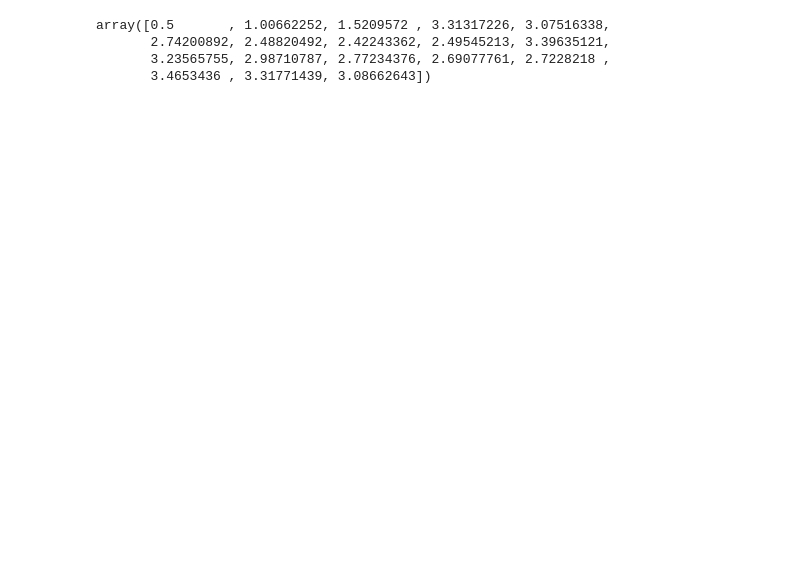
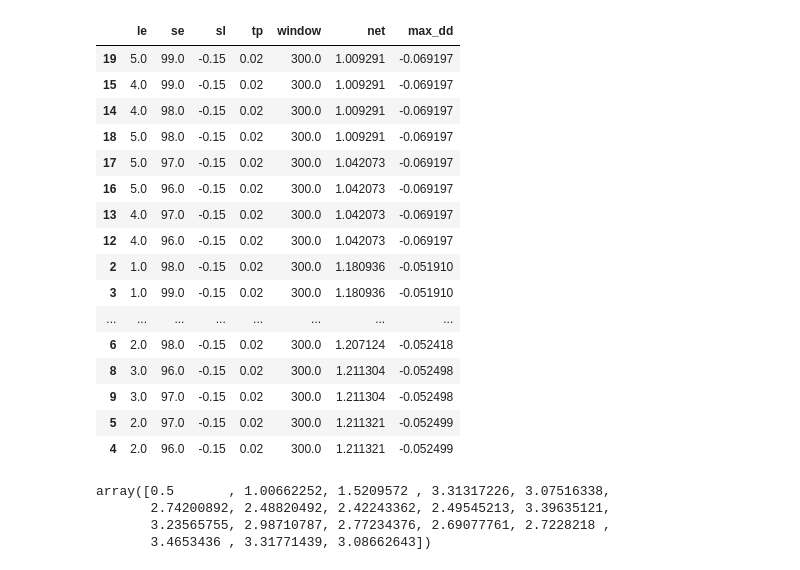
Before and after one commit to mscbr/algo_pairs, a Jupyter notebook: modules/IterativeBackterster.ipynb, the cells around one changed output. Saved outputs shown, nothing was run; the diff lists cells and outputs as text; code cells hidden in the pictures; blank space fills up the shorter version.

```diff
--- a/modules/IterativeBackterster.ipynb
+++ b/modules/IterativeBackterster.ipynb
@@ -61,15 +18,22 @@ from itertools import product
 # print(np.arange(*(1, 10), 1))
 # print(np.arange(*(90, 99), 1))
 # print(np.arange(*(10, 800), 40))
-combinations = list(product(np.arange(*(1, 10), 1), np.arange(*(90, 99), 1), np.arange(*(10, 550), 60)))
+combinations = list(product(np.arange(*(2, 7), 1), np.arange(*(93, 98), 1), np.arange(*(10, 800), 70), np.arange(*(0.01, 0.05), 0.01)))
 print(len(combinations)) # 726 ~ 12h on the currently used sample
 # time optimization
 # test windows on most reasonable entry exits (5/95, 4/96)
 # then for best resulting window test
 perc_comb = list(product(np.arange(*(2, 7), 1), np.arange(*(93, 98), 1)))
-sltp_comb = list(product(np.arange(*(0.08, 0.13), 0.01), np.arange(*(0.01, 0.05), 0.01)))
-print(len(perc_comb) * len(sltp_comb), len(np.arange(*(10, 800), 40))) # ~ 100/110 min
+sltp_comb = list(product(np.arange(*(0.05, 0.15), 0.03), np.arange(*(0.01, 0.05), 0.01)))
+print(len(perc_comb) * len(sltp_comb), len(np.arange(*(10, 800), 70))) # ~ 100/110 min
 # sltp_comb
 # for multiple pair optimization I should most probably create some cache, so process can be interrupted
 # and restarted from the point of interruption
+# windows=[20, 60, 150, 300],
+#     window_perc_default=(4,96),
+#     window_tp_sl_default=(4,96),
+#     long_entries_range=(2, 7, 1),
+#     short_entries_range=(93, 98, 1),
+#     sl_range=(-0.15, -0.01, 0.03),
+#     tp_range=(0.01, 0.05, 0.01)
 # %% [output]
@@ -638,3 +759,23 @@ backtester.backtest_pair(start_date="2022-06-27 19:15:00",
+# %%
+backtester.opt_overview.sort_values(['net'])
+# %% [output]
+|  | le | se | sl | tp | window | net | max_dd |
+| 19 | 5.0 | 99.0 | -0.15 | 0.02 | 300.0 | 1.009291 | -0.069197 |
+| 15 | 4.0 | 99.0 | -0.15 | 0.02 | 300.0 | 1.009291 | -0.069197 |
+| 14 | 4.0 | 98.0 | -0.15 | 0.02 | 300.0 | 1.009291 | -0.069197 |
+| 18 | 5.0 | 98.0 | -0.15 | 0.02 | 300.0 | 1.009291 | -0.069197 |
+| 17 | 5.0 | 97.0 | -0.15 | 0.02 | 300.0 | 1.042073 | -0.069197 |
+| 16 | 5.0 | 96.0 | -0.15 | 0.02 | 300.0 | 1.042073 | -0.069197 |
+| 13 | 4.0 | 97.0 | -0.15 | 0.02 | 300.0 | 1.042073 | -0.069197 |
+| 12 | 4.0 | 96.0 | -0.15 | 0.02 | 300.0 | 1.042073 | -0.069197 |
+| 2 | 1.0 | 98.0 | -0.15 | 0.02 | 300.0 | 1.180936 | -0.051910 |
+| 3 | 1.0 | 99.0 | -0.15 | 0.02 | 300.0 | 1.180936 | -0.051910 |
+| ... | ... | ... | ... | ... | ... | ... | ... |
+| 6 | 2.0 | 98.0 | -0.15 | 0.02 | 300.0 | 1.207124 | -0.052418 |
+| 8 | 3.0 | 96.0 | -0.15 | 0.02 | 300.0 | 1.211304 | -0.052498 |
+| 9 | 3.0 | 97.0 | -0.15 | 0.02 | 300.0 | 1.211304 | -0.052498 |
+| 5 | 2.0 | 97.0 | -0.15 | 0.02 | 300.0 | 1.211321 | -0.052499 |
+| 4 | 2.0 | 96.0 | -0.15 | 0.02 | 300.0 | 1.211321 | -0.052499 |
 # %%
 # WRONG IMPLEMENTATION
 # LEARN MATH!
```
Also changed, not shown: parts of 11 cells of this notebook.
